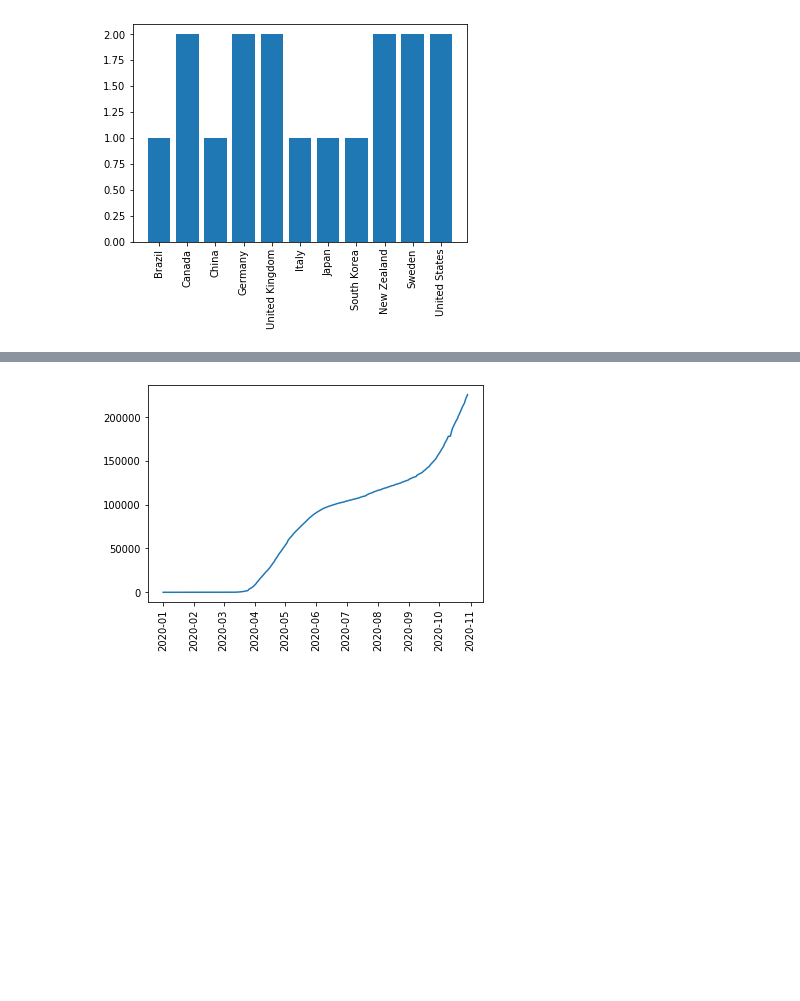
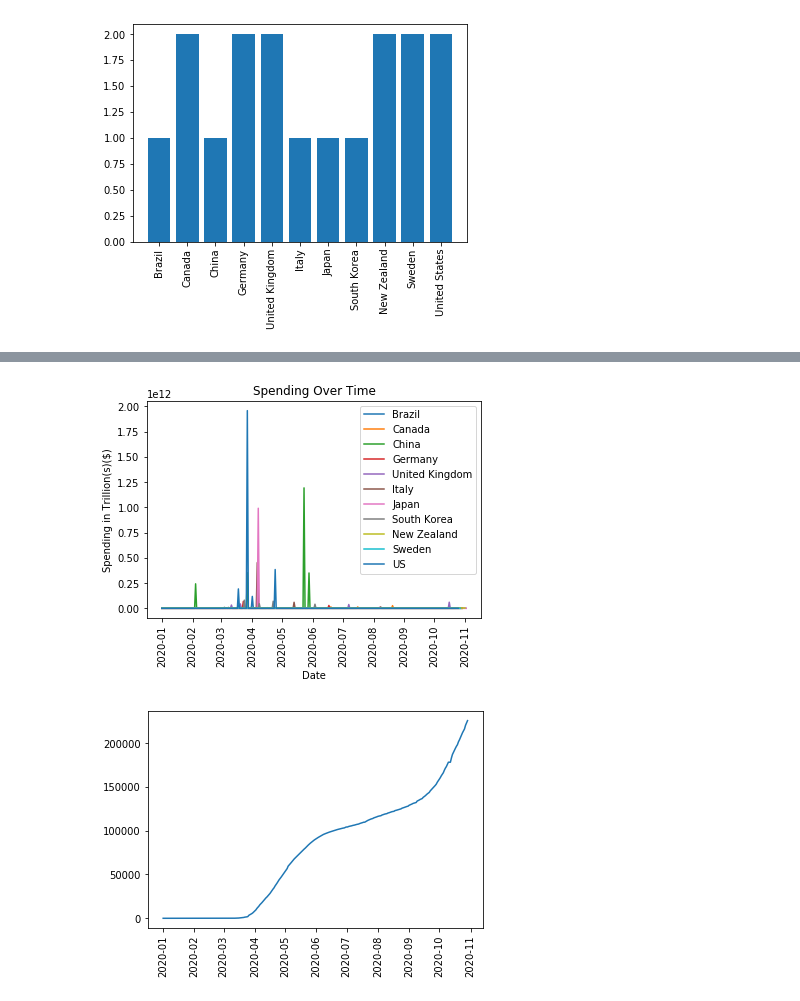
Before and after one commit to rejane-b/Project_1, a Jupyter notebook: Economics.ipynb, the cells around one changed output, grey strips where cells are left out. Cells and saved outputs as stored; diff of their text form; code cells hidden in the pictures; blank space fills up the shorter version.

```diff
--- a/Economics.ipynb
+++ b/Economics.ipynb
@@ -155 +169,45 @@ plt.show()
+# %%
+fig, ax = plt.subplots()
+
+brazil = df.loc[df['CountryName']=='Brazil']
+ax.plot(brazil['Date'],brazil['E3_Fiscal measures'], label = 'Brazil')
+
+canada = df.loc[df['CountryName']=='Canada']
+ax.plot(canada['Date'],canada['E3_Fiscal measures'], label = 'Canada')
+
+china=df.loc[df['CountryName']=='China']
+ax.plot(china['Date'],china['E3_Fiscal measures'],label='China')
+
+germany=df.loc[df['CountryName']=='Germany']
+ax.plot(germany['Date'],germany['E3_Fiscal measures'],label='Germany')
+
+uk = df.loc[df['CountryName']=='United Kingdom']
+ax.plot(uk['Date'],uk['E3_Fiscal measures'],label='United Kingdom')
+
+italy = df.loc[df['CountryName']=='Italy']
+ax.plot(italy['Date'],italy['E3_Fiscal measures'],label='Italy')
+
+japan=df.loc[df['CountryName']=='Japan']
+ax.plot(japan['Date'],japan['E3_Fiscal measures'],label='Japan')
+
+sk=df.loc[df['CountryName']=='South Korea']
+ax.plot(sk['Date'],sk['E3_Fiscal measures'],label='South Korea')
+
+nz= df.loc[df['CountryName']=='New Zealand']
+ax.plot(nz['Date'],nz['E3_Fiscal measures'],label='New Zealand')
+
+meatball= df.loc[df['CountryName']=='Sweden']
+ax.plot(meatball['Date'],meatball['E3_Fiscal measures'],label='Sweden')
+
+
+us = df.loc[df['CountryName']=='United States']
+ax.plot(us['Date'],us['E3_Fiscal measures'],label='US')
+plt.xticks(rotation='vertical')
+plt.title('Spending Over Time')
+plt.xlabel('Date')
+plt.ylabel('Spending in Trillion(s)($)')
+plt.legend()
+plt.show()
+# %% [output]
+[figure, added]
 # %%
```
Also changed, not shown: parts of 15 cells of this notebook.
